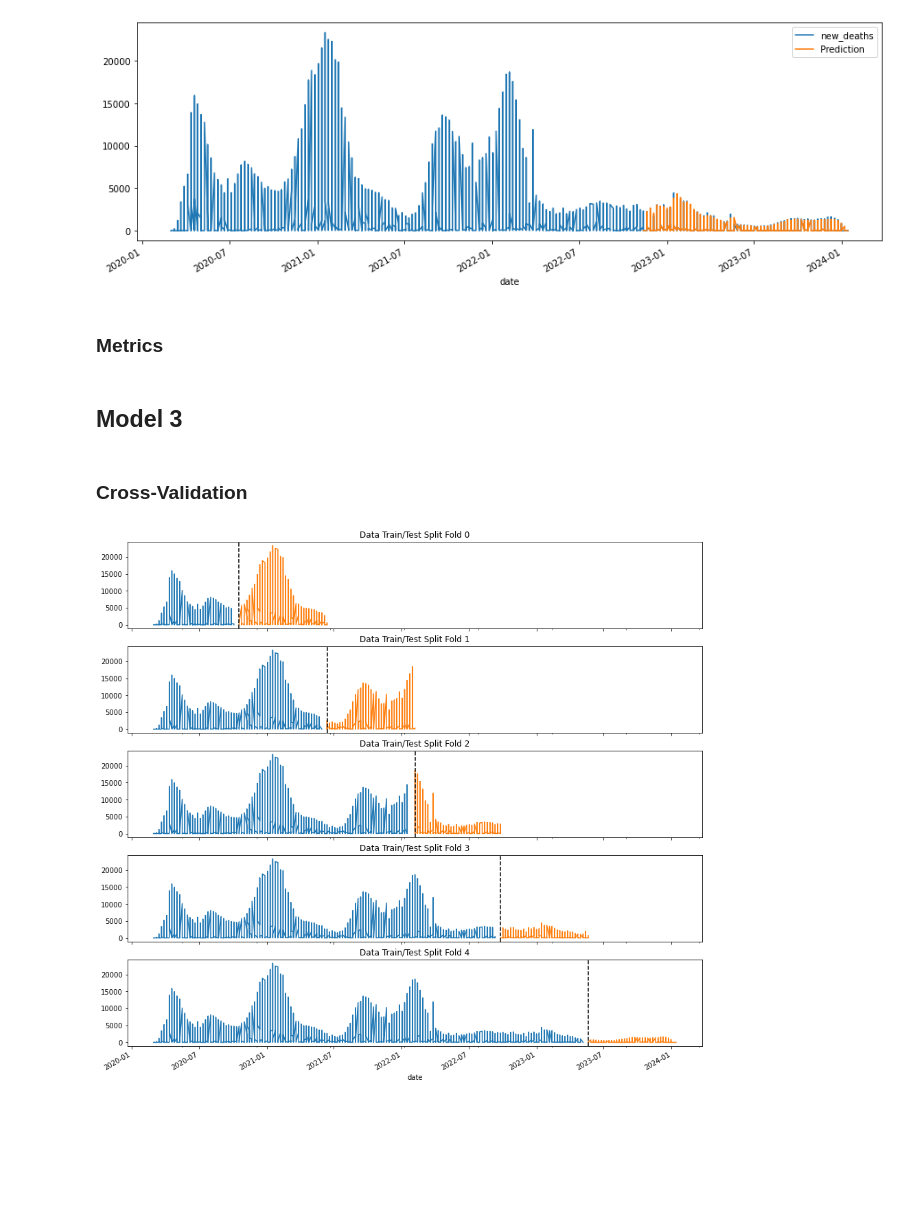
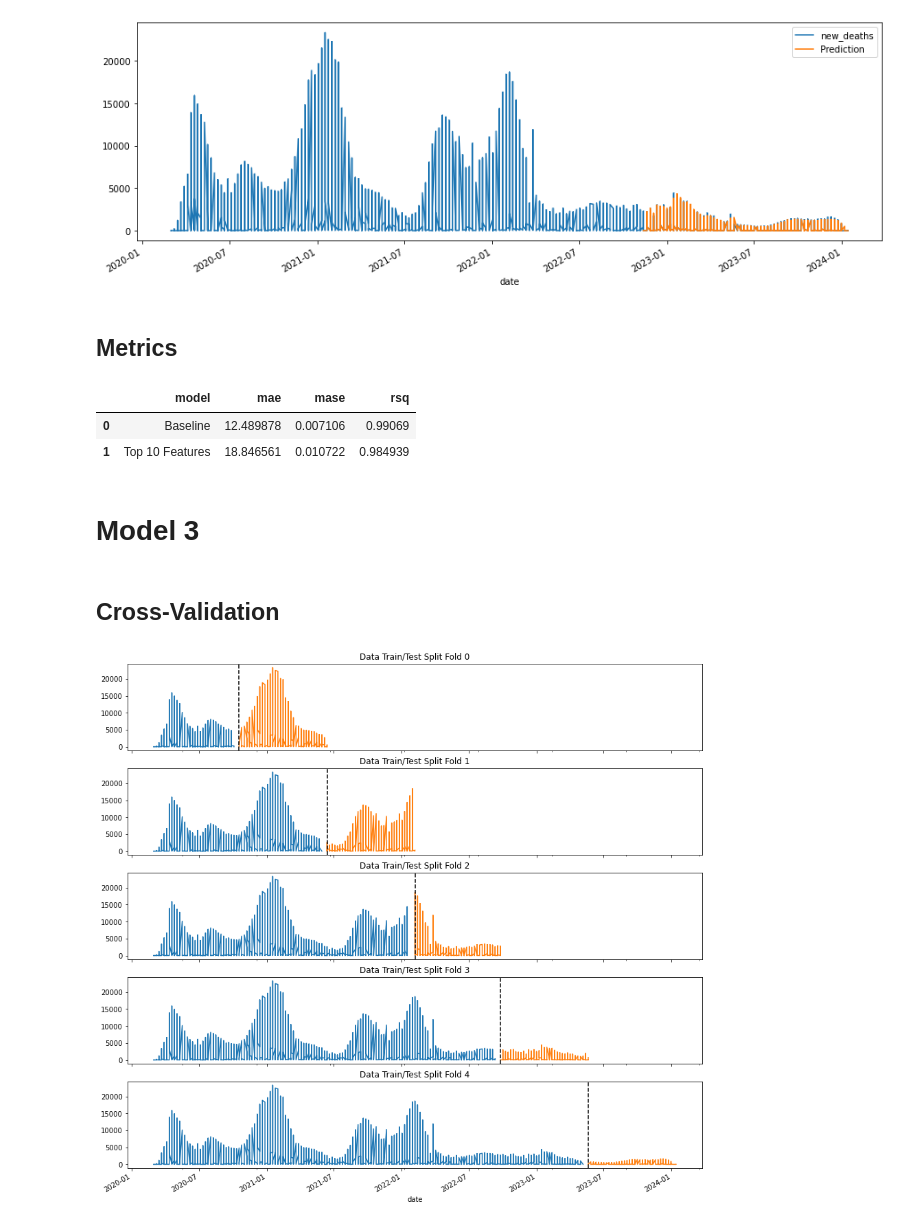
Before and after one commit to y-ginther/DS-Capstone, a Jupyter notebook: XGBoost_c.ipynb, the cells around one changed output. Saved outputs shown, nothing was run; the diff lists cells and outputs as text; code cells hidden in the pictures; blank space fills up the shorter version.

```diff
--- a/XGBoost_c.ipynb
+++ b/XGBoost_c.ipynb
@@ -236,7 +233,7 @@ _ = pjme_all[['new_deaths','Prediction']].plot(figsize=(15, 5))
 # %% [output]
 [figure]
 # %% [markdown]
-### Metrics
+## Metrics
 # %%
 y_val = test[['new_deaths']].copy()
 y_val.sort_index(inplace=True)
@@ -251,10 +248,16 @@ mase = MeanAbsoluteScaledError(sp = 4)
 mase = mase(y_val, y_pred, y_train = y_train_df)
 new_row = {'model': 'Top 10 Features', 'mae': mae, 'mase': mase, 'rsq': r2}
 metrics = metrics.append(new_row, ignore_index=True)
+# %%
+metrics
+# %% [output]
+|  | model | mae | mase | rsq |
+| 0 | Baseline | 12.489878 | 0.007106 | 0.99069 |
+| 1 | Top 10 Features | 18.846561 | 0.010722 | 0.984939 |
 # %% [markdown]
-## Model 3
+# Model 3
 # %% [markdown]
-### Cross-Validation
+## Cross-Validation
 # %%
 df = pd.read_csv('multivar.csv')
 df = df.drop(columns=['iso_code'])
```
Also changed, not shown: parts of 24 cells of this notebook.
